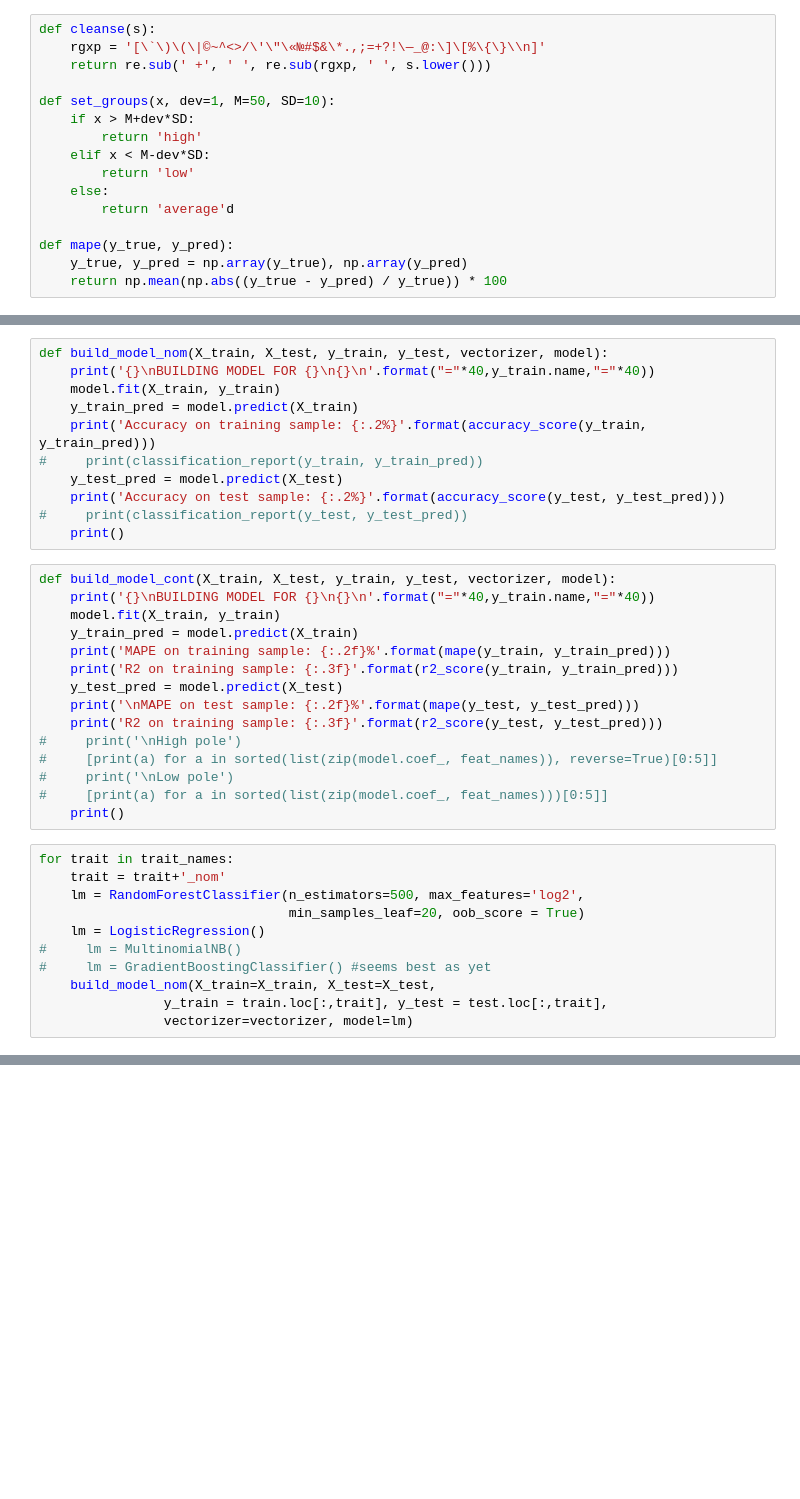
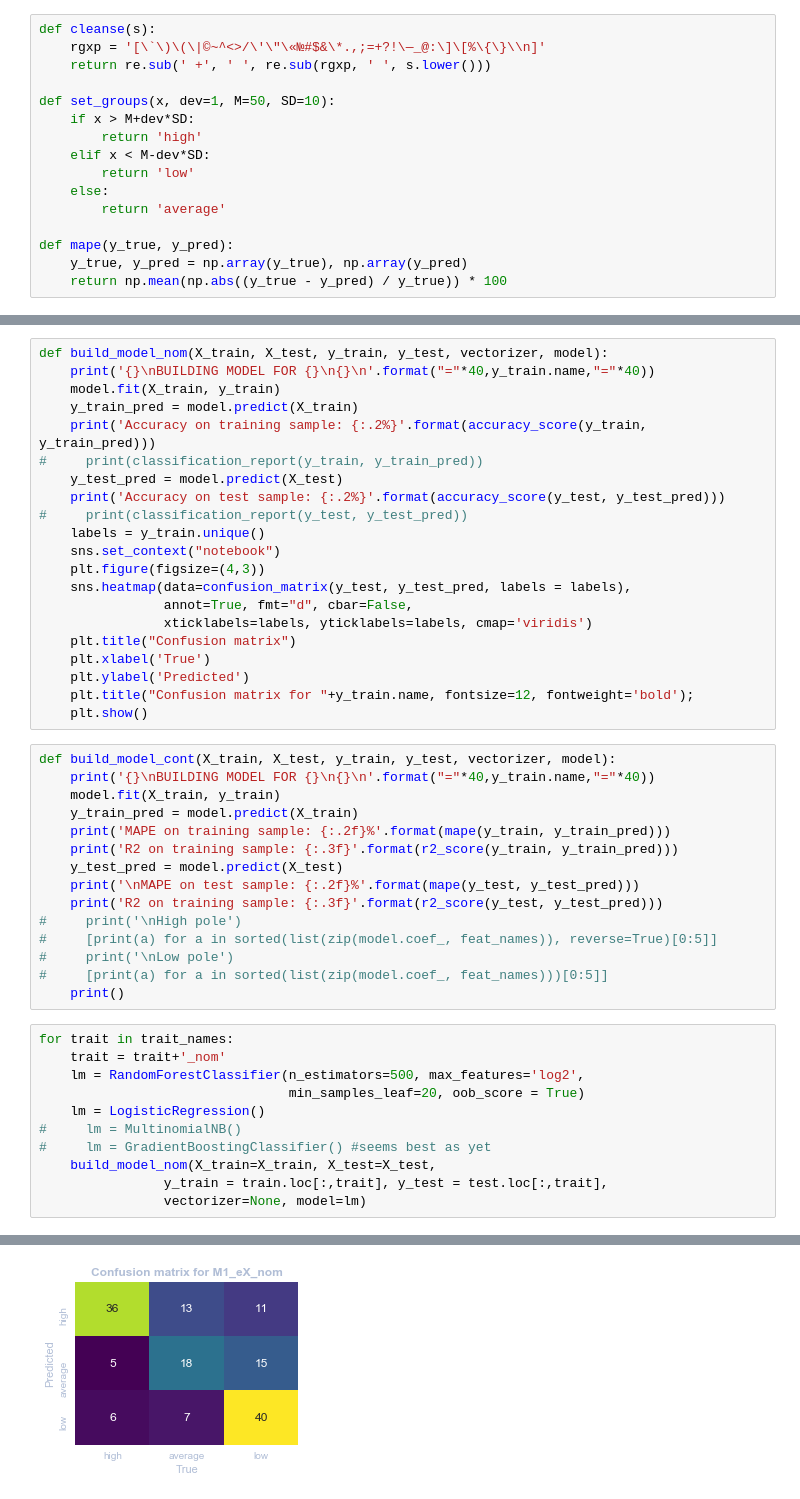
Before and after one commit to DanielTitkov/emmy, a Jupyter notebook: feature_extractor.ipynb, the cells around one changed output, grey strips where cells are left out. Cells and saved outputs as stored; diff of their text form; blank space fills up the shorter version.

```diff
--- a/feature_extractor.ipynb
+++ b/feature_extractor.ipynb
@@ -46,7 +70,7 @@ def set_groups(x, dev=1, M=50, SD=10):
     elif x < M-dev*SD:
         return 'low'
     else:
-        return 'average'd
+        return 'average'
 
 def mape(y_true, y_pred):
     y_true, y_pred = np.array(y_true), np.array(y_pred)
@@ -370,7 +394,17 @@ def build_model_nom(X_train, X_test, y_train, y_test, vectorizer, model):
     y_test_pred = model.predict(X_test)
     print('Accuracy on test sample: {:.2%}'.format(accuracy_score(y_test, y_test_pred)))
 #     print(classification_report(y_test, y_test_pred))
-    print()
+    labels = y_train.unique()
+    sns.set_context("notebook")
+    plt.figure(figsize=(4,3))
+    sns.heatmap(data=confusion_matrix(y_test, y_test_pred, labels = labels),
+                annot=True, fmt="d", cbar=False,
+                xticklabels=labels, yticklabels=labels, cmap='viridis')
+    plt.title("Confusion matrix")
+    plt.xlabel('True')
+    plt.ylabel('Predicted')
+    plt.title("Confusion matrix for "+y_train.name, fontsize=12, fontweight='bold');
+    plt.show()
 # %%
 def build_model_cont(X_train, X_test, y_train, y_test, vectorizer, model):
     print('{}\nBUILDING MODEL FOR {}\n{}\n'.format("="*40,y_train.name,"="*40))
@@ -396,7 +430,7 @@ for trait in trait_names:
 #     lm = GradientBoostingClassifier() #seems best as yet
     build_model_nom(X_train=X_train, X_test=X_test,
                 y_train = train.loc[:,trait], y_test = test.loc[:,trait],
-                vectorizer=vectorizer, model=lm)
+                vectorizer=None, model=lm)
 # %% [output]
 ========================================
 BUILDING MODEL FOR M1_eX_nom
@@ -417,0 +441 @@ Accuracy on test sample: 67.55%
+[figure, added]
```
Also changed, not shown: parts of 12 cells of this notebook.
